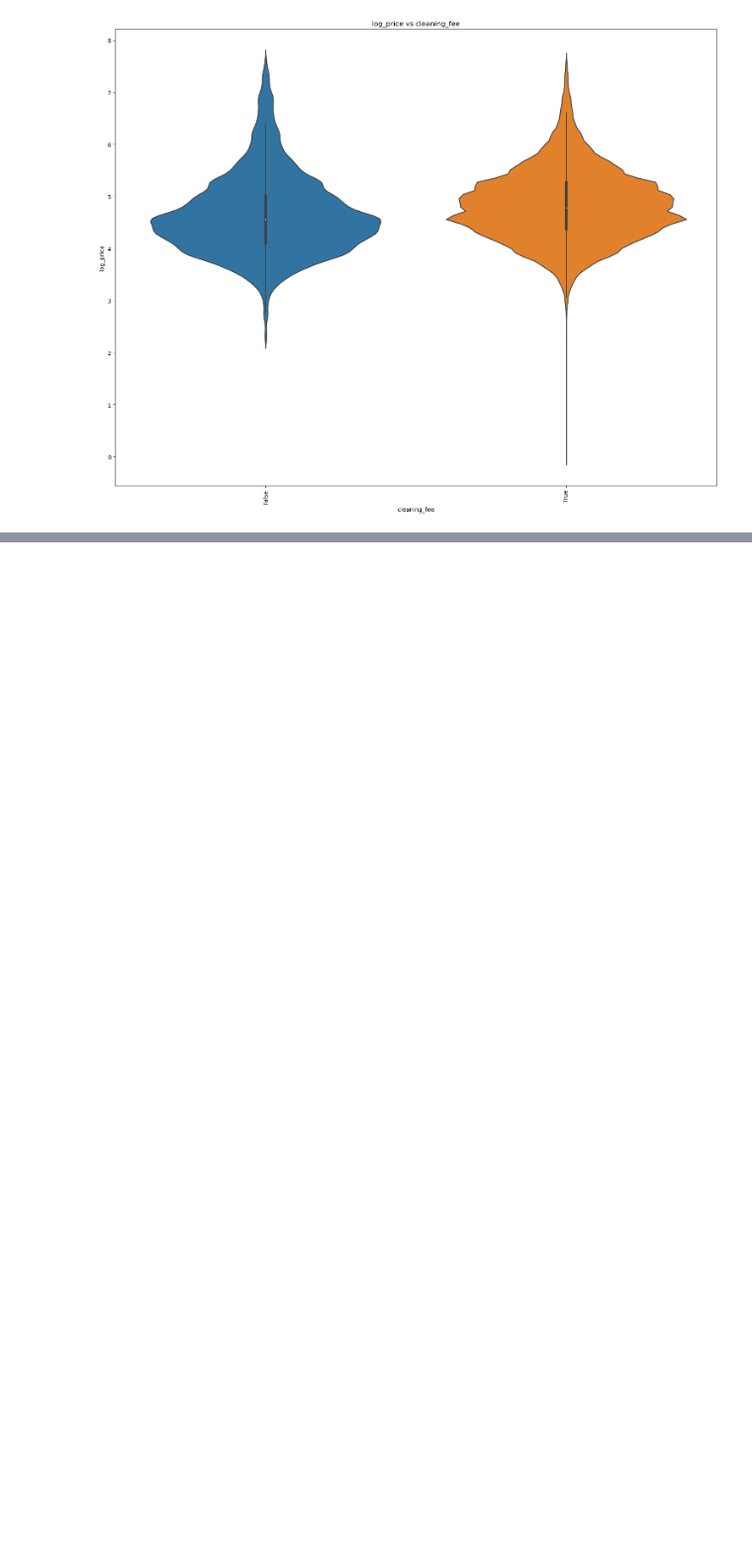
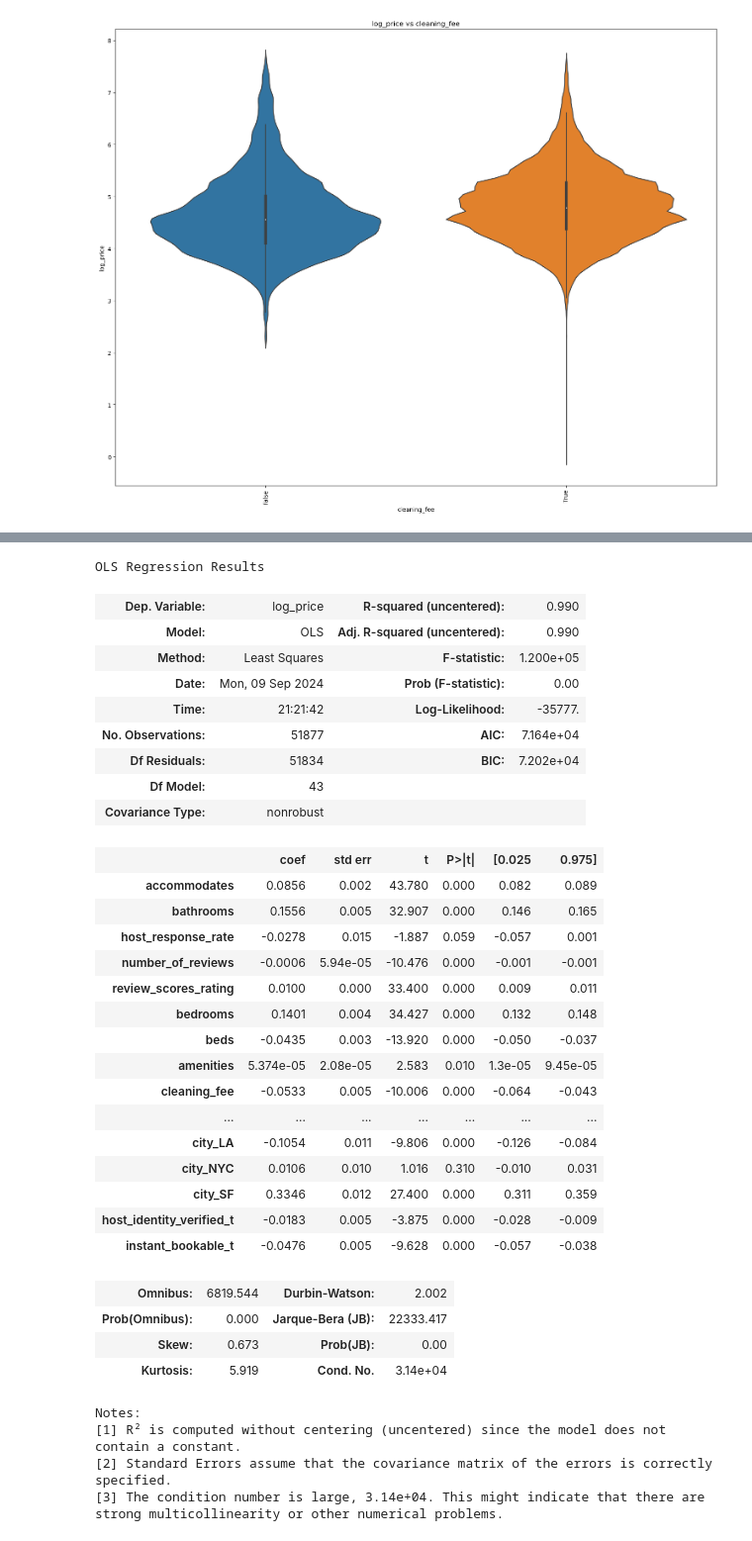
Before and after one commit to keithmmc/dataprojects, a Jupyter notebook: airbnb.ipynb, the cells around one changed output, grey strips where cells are left out. Shown at 99% size. Cells and saved outputs as stored; diff of their text form; code cells hidden in the pictures; blank space fills up the shorter version.

```diff
--- a/airbnb.ipynb
+++ b/airbnb.ipynb
@@ -487,0 +580,40 @@ for col in airbnb_v2.select_dtypes(include = ['object', 'bool']).columns:
+# %%
+ols_mod = sm.OLS(y_train, X_train)
+ols_res = ols_mod.fit()
+ols_res.summary()
+# %% [output]
+OLS Regression Results
+| Dep. Variable: | log_price | R-squared (uncentered): | 0.990 |
+| Model: | OLS | Adj. R-squared (uncentered): | 0.990 |
+| Method: | Least Squares | F-statistic: | 1.200e+05 |
+| Date: | Mon, 09 Sep 2024 | Prob (F-statistic): | 0.00 |
+| Time: | 21:21:42 | Log-Likelihood: | -35777. |
+| No. Observations: | 51877 | AIC: | 7.164e+04 |
+| Df Residuals: | 51834 | BIC: | 7.202e+04 |
+| Df Model: | 43 |  |  |
+| Covariance Type: | nonrobust |  |  |
+|  | coef | std err | t | P>|t| | [0.025 | 0.975] |
+| accommodates | 0.0856 | 0.002 | 43.780 | 0.000 | 0.082 | 0.089 |
+| bathrooms | 0.1556 | 0.005 | 32.907 | 0.000 | 0.146 | 0.165 |
+| host_response_rate | -0.0278 | 0.015 | -1.887 | 0.059 | -0.057 | 0.001 |
+| number_of_reviews | -0.0006 | 5.94e-05 | -10.476 | 0.000 | -0.001 | -0.001 |
+| review_scores_rating | 0.0100 | 0.000 | 33.400 | 0.000 | 0.009 | 0.011 |
+| bedrooms | 0.1401 | 0.004 | 34.427 | 0.000 | 0.132 | 0.148 |
+| beds | -0.0435 | 0.003 | -13.920 | 0.000 | -0.050 | -0.037 |
+| amenities | 5.374e-05 | 2.08e-05 | 2.583 | 0.010 | 1.3e-05 | 9.45e-05 |
+| cleaning_fee | -0.0533 | 0.005 | -10.006 | 0.000 | -0.064 | -0.043 |
+| ... | ... | ... | ... | ... | ... | ... |
+| city_LA | -0.1054 | 0.011 | -9.806 | 0.000 | -0.126 | -0.084 |
+| city_NYC | 0.0106 | 0.010 | 1.016 | 0.310 | -0.010 | 0.031 |
+| city_SF | 0.3346 | 0.012 | 27.400 | 0.000 | 0.311 | 0.359 |
+| host_identity_verified_t | -0.0183 | 0.005 | -3.875 | 0.000 | -0.028 | -0.009 |
+| instant_bookable_t | -0.0476 | 0.005 | -9.628 | 0.000 | -0.057 | -0.038 |
+| Omnibus: | 6819.544 | Durbin-Watson: | 2.002 |
+| Prob(Omnibus): | 0.000 | Jarque-Bera (JB): | 22333.417 |
+| Skew: | 0.673 | Prob(JB): | 0.00 |
+| Kurtosis: | 5.919 | Cond. No. | 3.14e+04 |
+Notes:
+[1] R² is computed without centering (uncentered) since the model does not contain a constant.
+[2] Standard Errors assume that the covariance matrix of the errors is correctly specified.
+[3] The condition number is large, 3.14e+04. This might indicate that there are
+strong multicollinearity or other numerical problems.
```
Also changed, not shown: parts of 30 cells of this notebook.
